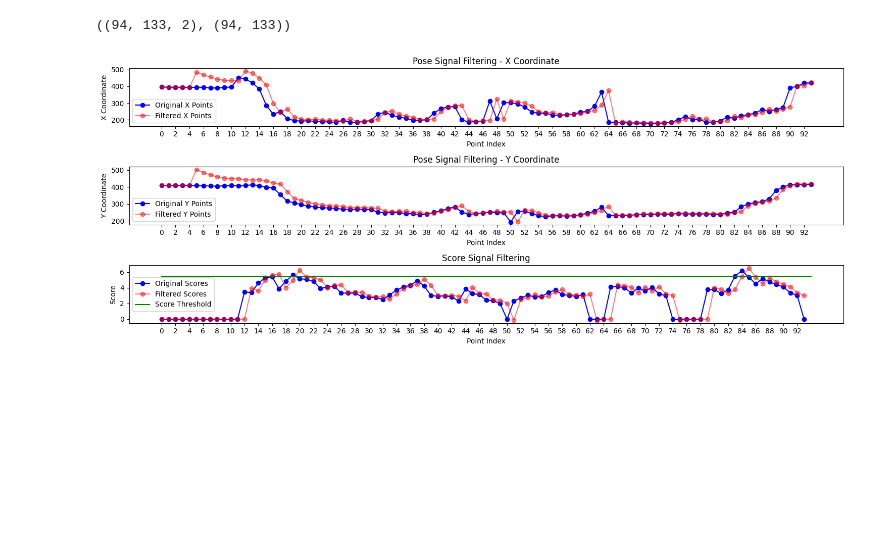
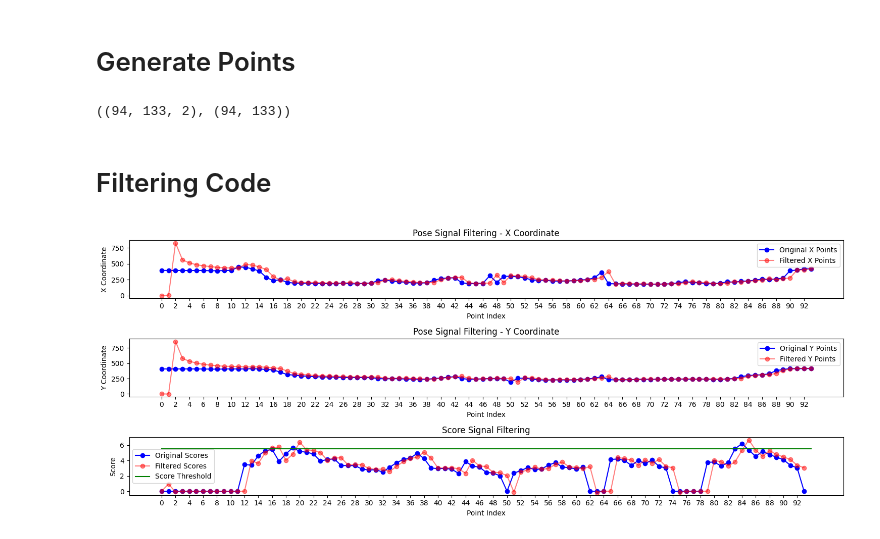
Before and after one commit to CristianLazoQuispe/WholebodyPoseEstimation, a Jupyter notebook: codes/filtering/inference_webcam_filters.ipynb, the cells around one changed output. Drawn from its saved outputs; the diff is of its cells as text; code cells hidden in the pictures; blank space fills up the shorter version.

Commit message:
webcam filtering baseline

```diff
--- a/codes/filtering/inference_webcam_filters.ipynb
+++ b/codes/filtering/inference_webcam_filters.ipynb
@@ -28,9 +28,13 @@ load /home/cristian/.cache/rtmlib/hub/checkpoints/rtmw-dw-x-l_simcc-cocktail14_2
+# %% [markdown]
+# Generate Points
 # %%
 import traceback
 import numpy as np
 
 # define a video capture object
-vid = cv2.VideoCapture("/media/cristian/12FF1F6D0CD48422/Research/Gloss/Gloss/Datasets/wlasl-complete/videos/17165.mp4")#68508.mp4")#54563.mp4")#68914.mp4")
+#vid = cv2.VideoCapture("/media/cristian/12FF1F6D0CD48422/Research/Gloss/Gloss/Datasets/wlasl-complete/videos/17165.mp4")#68508.mp4")#54563.mp4")#68914.mp4")
+
+vid = cv2.VideoCapture("/media/cristian/12FF1F6D0CD48422/Research/Gloss/Gloss/Datasets/WLASL/wlasl-complete-21k/videos/17165.mp4")
 
 #vid = cv2.VideoCapture(0)
 cv2.namedWindow("frame", cv2.WINDOW_NORMAL)
@@ -87,6 +91,8 @@ list_scores = np.array(list_scores)
 list_keypoints.shape,list_scores.shape
 # %% [output]
 ((94, 133, 2), (94, 133))
+# %% [markdown]
+# Filtering Code
 # %%
 import cv2
 import numpy as np
@@ -141,6 +147,7 @@ id = 99
 num_keypoints = 1  # o 266
 adaptive_filters = initialize_adaptive_filter(num_keypoints,mu=1.05)
 
+# Coordinates x,y of index 99 and scores of pose estimation model
 points_x      = list_keypoints[:,id,0]
 points_y      = list_keypoints[:,id,1]
 scores_points = list_scores[:,id]
@@ -149,13 +156,18 @@ points_x_pred      = np.zeros_like(points_x)
 points_y_pred      = np.zeros_like(points_y)
 scores_points_pred = np.zeros_like(scores_points)
 
+# Simulation of filtering of coordinates frame by frame
 for i in range(len(points_x)):
     keyp_aux   = [[points_x[i],points_y[i]]]
     scores_aux = [scores_points[i]]
+
+    # filtering data (TO DO)
     keyp_pred,scores_pred = track_keypoints(i,keyp_aux,scores_aux, adaptive_filters)
-    points_x_pred[i] = keyp_pred[0][0] if i>4 else keyp_aux[0][0]
-    points_y_pred[i] = keyp_pred[0][1] if i>4 else keyp_aux[0][1]
-    scores_points_pred[i] = scores_pred[0] if i>4 else scores_aux[0]
+
+    # save data predicted
+    points_x_pred[i] = keyp_pred[0][0]
+    points_y_pred[i] = keyp_pred[0][1]
+    scores_points_pred[i] = scores_pred[0]
 
 
 n = len(points_x)
@@ -165,31 +177,31 @@ plt.subplot(3,1,1)
 plt.plot(points_x, '-ob', label='Original X Points')
 plt.plot(points_x_pred, '-or', alpha=0.5, label='Filtered X Points')
 plt.xticks(np.arange(0, n, step=2))
 plt.xlabel('Point Index')
 plt.ylabel('X Coordinate')
 plt.title('Pose Signal Filtering - X Coordinate')
 plt.legend()
 
 plt.subplot(3,1,2)
 plt.plot(points_y, '-ob', label='Original Y Points')
 plt.plot(points_y_pred, '-or', alpha=0.5, label='Filtered Y Points')
 plt.xticks(np.arange(0, n, step=2))
 plt.xlabel('Point Index')
 plt.ylabel('Y Coordinate')
 plt.title('Pose Signal Filtering - Y Coordinate')
 plt.legend()
 
 plt.subplot(3,1,3)
 plt.plot(scores_points, '-ob', label='Original Scores')
 plt.plot(scores_points_pred, '-or', alpha=0.5, label='Filtered Scores')
 plt.plot([0, len(points_x)], [5.5, 5.5], '-g', label='Score Threshold')
 plt.xticks(np.arange(0, n, step=2))
 plt.xlabel('Point Index')
 plt.ylabel('Score')
 plt.title('Score Signal Filtering')
 plt.legend()
 
 plt.tight_layout()
 plt.show()
 # %% [output]
-[figure, old version]
+[figure, new version]
```
Also changed, not shown: parts of 2 cells of this notebook, 1 other file.
